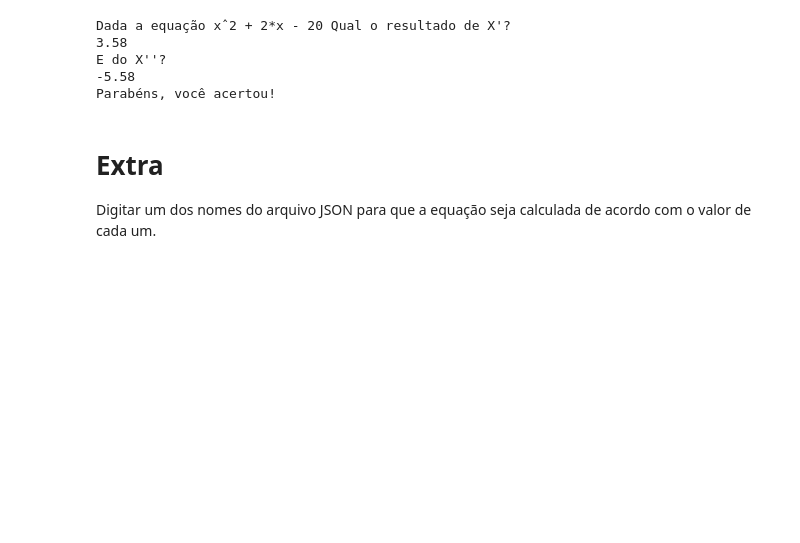
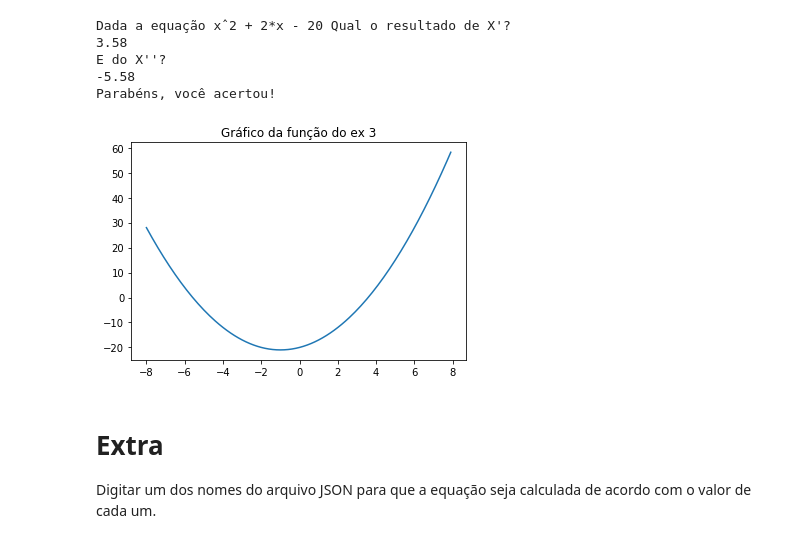
Before and after one commit to alexiagabrielly/python-watson-studio, a Jupyter notebook: desafio.ipynb, the cells around one changed output. Saved outputs shown, nothing was run; the diff lists cells and outputs as text; code cells hidden in the pictures; blank space fills up the shorter version.

Commit message:
Adicionar gráficos

```diff
--- a/desafio.ipynb
+++ b/desafio.ipynb
@@ -218,6 +218,18 @@ Dada a equação xˆ2 + 2*x - 20 Qual o resultado de X'?
 E do X''?
 -5.58
 Parabéns, você acertou!
+# %%
+import numpy as np
+import matplotlib.pyplot as plt
+
+x = np.arange(-8, 8, 0.1)
+y = x*x + 2*x - 20
+plt.title("Gráfico da função do ex 3")
+
+plt.plot(x, y)
+plt.show()
+# %% [output]
+[figure, added]
 # %% [markdown]
 # Extra
 
```
Also changed, not shown: parts of 2 cells of this notebook.
